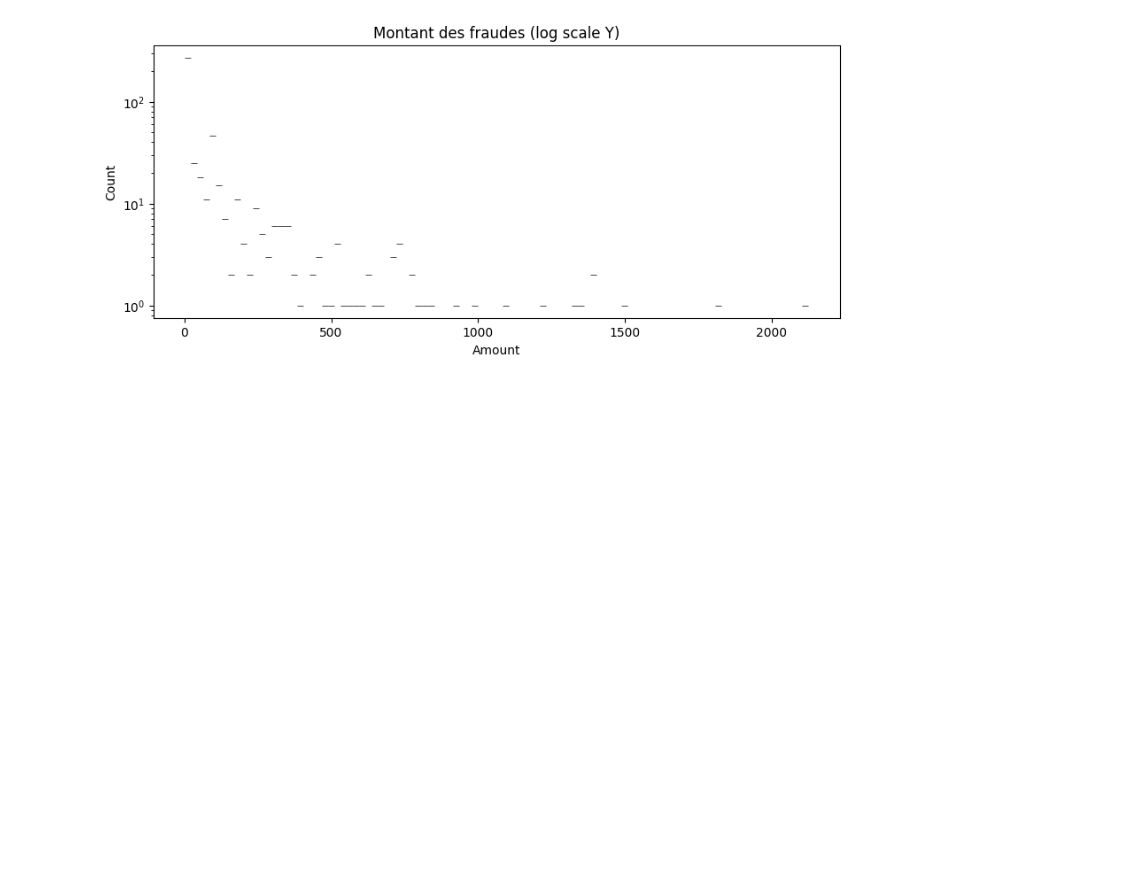
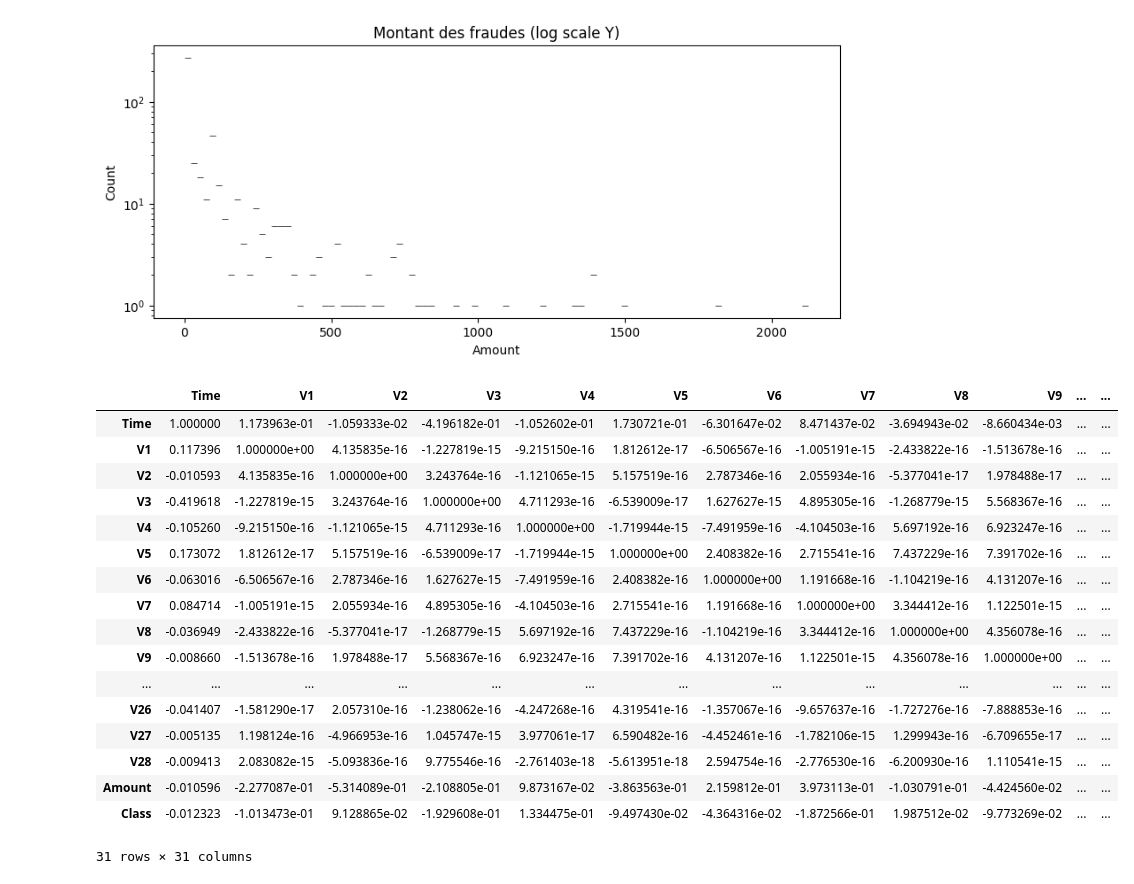
Before and after one commit to cfrBernard/ML-Fraud-Analysis, a Jupyter notebook: notebooks/01_exploration.ipynb, the cells around one changed output. Saved outputs shown, nothing was run; the diff lists cells and outputs as text; code cells hidden in the pictures; blank space fills up the shorter version.

```diff
--- a/notebooks/01_exploration.ipynb
+++ b/notebooks/01_exploration.ipynb
@@ -83,3 +83,26 @@ plt.show()
 # %% [output]
 [figure]
 [figure]
+# %%
+# %%
+correlation_matrix = df.corr(numeric_only=True)
+correlation_matrix
+# %% [output]
+|  | Time | V1 | V2 | V3 | V4 | V5 | V6 | V7 | V8 | V9 | ... | ... |
+| Time | 1.000000 | 1.173963e-01 | -1.059333e-02 | -4.196182e-01 | -1.052602e-01 | 1.730721e-01 | -6.301647e-02 | 8.471437e-02 | -3.694943e-02 | -8.660434e-03 | ... | ... |
+| V1 | 0.117396 | 1.000000e+00 | 4.135835e-16 | -1.227819e-15 | -9.215150e-16 | 1.812612e-17 | -6.506567e-16 | -1.005191e-15 | -2.433822e-16 | -1.513678e-16 | ... | ... |
+| V2 | -0.010593 | 4.135835e-16 | 1.000000e+00 | 3.243764e-16 | -1.121065e-15 | 5.157519e-16 | 2.787346e-16 | 2.055934e-16 | -5.377041e-17 | 1.978488e-17 | ... | ... |
+| V3 | -0.419618 | -1.227819e-15 | 3.243764e-16 | 1.000000e+00 | 4.711293e-16 | -6.539009e-17 | 1.627627e-15 | 4.895305e-16 | -1.268779e-15 | 5.568367e-16 | ... | ... |
+| V4 | -0.105260 | -9.215150e-16 | -1.121065e-15 | 4.711293e-16 | 1.000000e+00 | -1.719944e-15 | -7.491959e-16 | -4.104503e-16 | 5.697192e-16 | 6.923247e-16 | ... | ... |
+| V5 | 0.173072 | 1.812612e-17 | 5.157519e-16 | -6.539009e-17 | -1.719944e-15 | 1.000000e+00 | 2.408382e-16 | 2.715541e-16 | 7.437229e-16 | 7.391702e-16 | ... | ... |
+| V6 | -0.063016 | -6.506567e-16 | 2.787346e-16 | 1.627627e-15 | -7.491959e-16 | 2.408382e-16 | 1.000000e+00 | 1.191668e-16 | -1.104219e-16 | 4.131207e-16 | ... | ... |
+| V7 | 0.084714 | -1.005191e-15 | 2.055934e-16 | 4.895305e-16 | -4.104503e-16 | 2.715541e-16 | 1.191668e-16 | 1.000000e+00 | 3.344412e-16 | 1.122501e-15 | ... | ... |
+| V8 | -0.036949 | -2.433822e-16 | -5.377041e-17 | -1.268779e-15 | 5.697192e-16 | 7.437229e-16 | -1.104219e-16 | 3.344412e-16 | 1.000000e+00 | 4.356078e-16 | ... | ... |
+| V9 | -0.008660 | -1.513678e-16 | 1.978488e-17 | 5.568367e-16 | 6.923247e-16 | 7.391702e-16 | 4.131207e-16 | 1.122501e-15 | 4.356078e-16 | 1.000000e+00 | ... | ... |
+| ... | ... | ... | ... | ... | ... | ... | ... | ... | ... | ... | ... | ... |
+| V26 | -0.041407 | -1.581290e-17 | 2.057310e-16 | -1.238062e-16 | -4.247268e-16 | 4.319541e-16 | -1.357067e-16 | -9.657637e-16 | -1.727276e-16 | -7.888853e-16 | ... | ... |
+| V27 | -0.005135 | 1.198124e-16 | -4.966953e-16 | 1.045747e-15 | 3.977061e-17 | 6.590482e-16 | -4.452461e-16 | -1.782106e-15 | 1.299943e-16 | -6.709655e-17 | ... | ... |
+| V28 | -0.009413 | 2.083082e-15 | -5.093836e-16 | 9.775546e-16 | -2.761403e-18 | -5.613951e-18 | 2.594754e-16 | -2.776530e-16 | -6.200930e-16 | 1.110541e-15 | ... | ... |
+| Amount | -0.010596 | -2.277087e-01 | -5.314089e-01 | -2.108805e-01 | 9.873167e-02 | -3.863563e-01 | 2.159812e-01 | 3.973113e-01 | -1.030791e-01 | -4.424560e-02 | ... | ... |
+| Class | -0.012323 | -1.013473e-01 | 9.128865e-02 | -1.929608e-01 | 1.334475e-01 | -9.497430e-02 | -4.364316e-02 | -1.872566e-01 | 1.987512e-02 | -9.773269e-02 | ... | ... |
+31 rows × 31 columns
```
Also changed, not shown: parts of 3 cells of this notebook.
